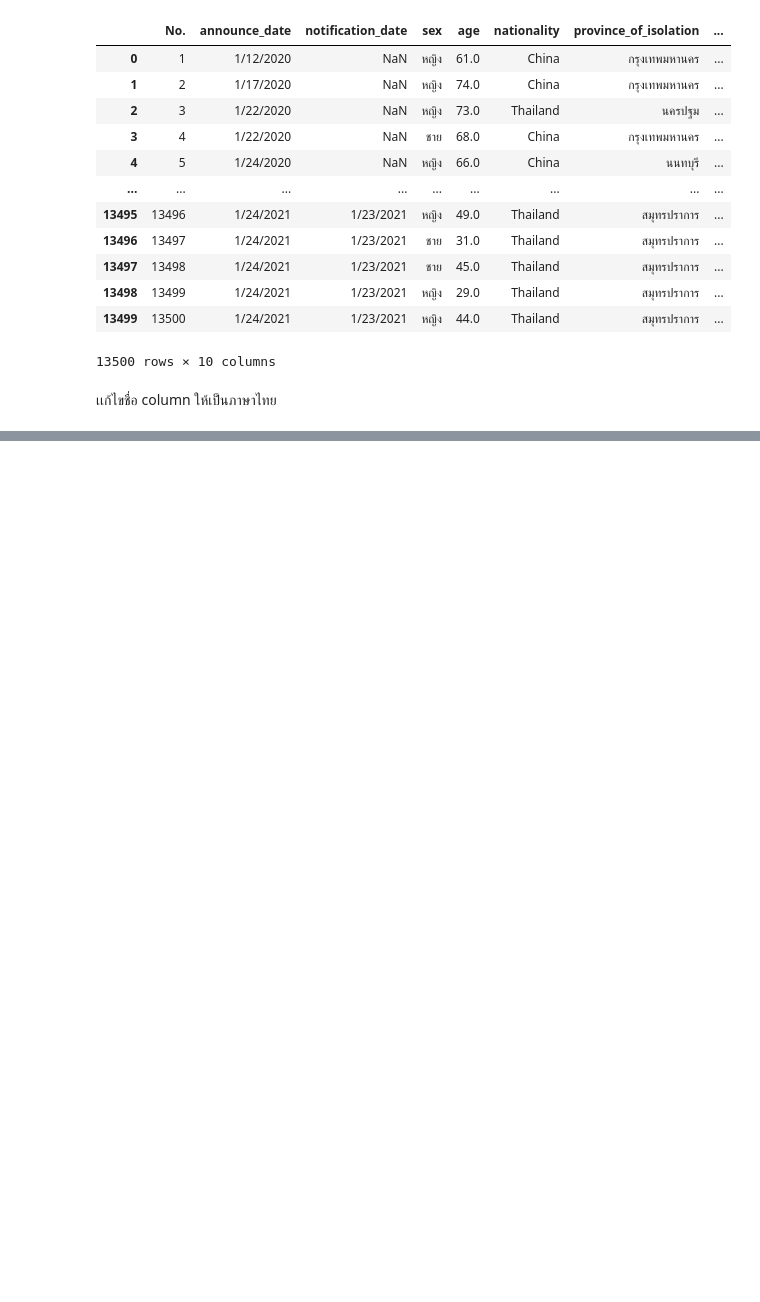
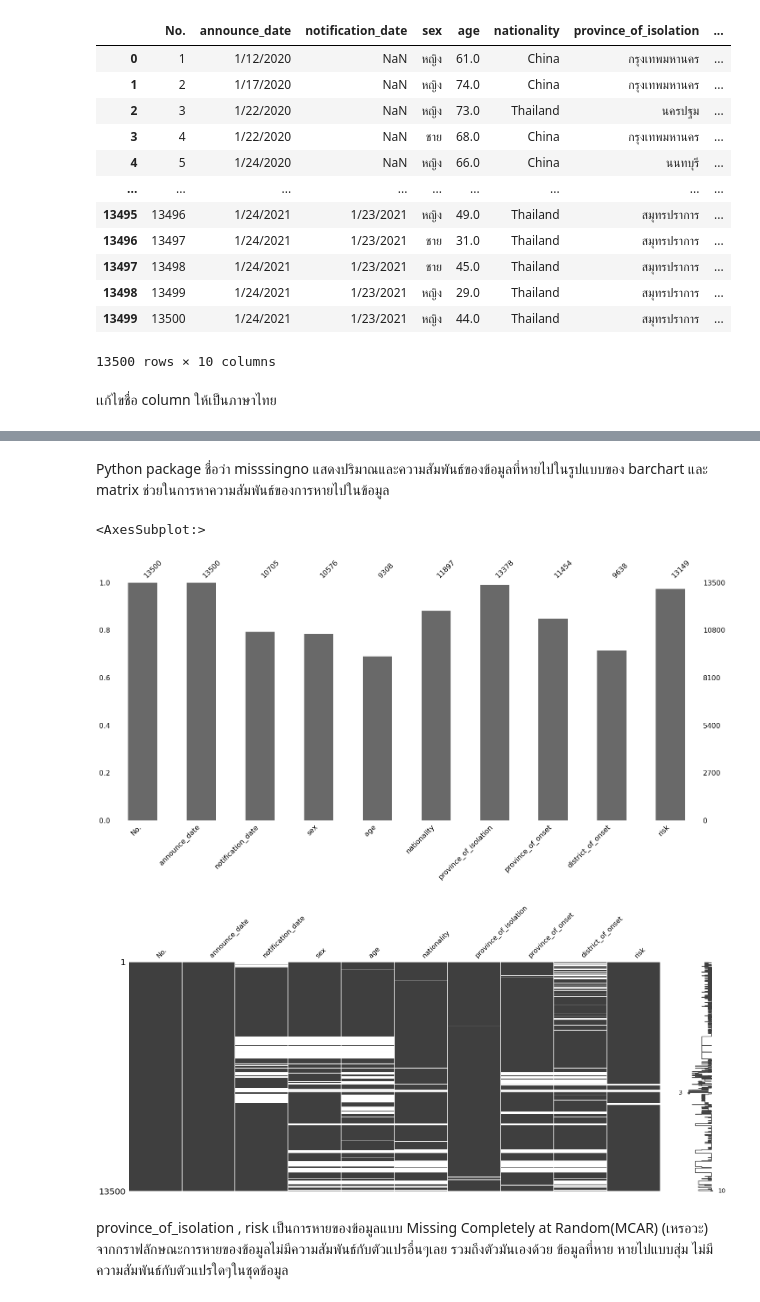
Before and after one commit to cchayanit/data-science, a Jupyter notebook: Data science.ipynb, the cells around one changed output, grey strips where cells are left out. Cells and saved outputs as stored; diff of their text form; code cells hidden in the pictures; blank space fills up the shorter version.

```diff
--- a/Data science.ipynb
+++ b/Data science.ipynb
@@ -29,6 +30,17 @@ df.rename(columns = {'sex':'เพศผู้ป่วย'},inplace = True)
 df.rename(columns = {'age':'อายุของผู้ป่วย'},inplace = True)
 df.rename(columns = {'nationality':'สัญชาติ'},inplace = True)
 df.rename(columns = {'province_of_isolation':'จังหวัดที่รักษาตัว'},inplace = True)
-df.rename(columns = {'province_of_onset':'Notification Date'},inplace = True)
-df.rename(columns = {'district_of_onset':'Notification Date'},inplace = True)
-df.rename(columns = {'risk':'Notification Date'},inplace = True)
+df.rename(columns = {'province_of_onset':'จังหวัดที่เริ่มพบว่าตัวเองมีอาการป่วย'},inplace = True)
+df.rename(columns = {'district_of_onset':'อำเภอที่เริ่มพบว่าตัวเองมีอาการป่วย'},inplace = True)
+df.rename(columns = {'risk':'ความเสี่ยง'},inplace = True)
+# %%
+df.rename(columns = {'รหัสผู้ป่วย':'No.'},inplace = True)
+df.rename(columns = {'วันที่แถลงข่าว':'announce_date'},inplace = True)
+df.rename(columns = {'วันที่กระทรวงได้รับรายงาน':'notification_date'},inplace = True)
+df.rename(columns = {'เพศผู้ป่วย':'sex'},inplace = True)
+df.rename(columns = {'อายุของผู้ป่วย':'age'},inplace = True)
+df.rename(columns = {'สัญชาติ':'nationality'},inplace = True)
+df.rename(columns = {'จังหวัดที่รักษาตัว':'province_of_isolation'},inplace = True)
+df.rename(columns = {'จังหวัดที่เริ่มพบว่าตัวเองมีอาการป่วย':'province_of_onset'},inplace = True)
+df.rename(columns = {'อำเภอที่เริ่มพบว่าตัวเองมีอาการป่วย':'district_of_onset'},inplace = True)
+df.rename(columns = {'ความเสี่ยง':'risk'},inplace = True)
@@ -34,0 +142,12 @@ df.rename(columns = {'risk':'Notification Date'},inplace = True)
+# %% [markdown]
+Python package ชื่อว่า misssingno แสดงปริมาณและความสัมพันธ์ของข้อมูลที่หายไปในรูปแบบของ barchart และ matrix ช่วยในการหาความสัมพันธ์ของการหายไปในข้อมูล
+# %%
+msno.bar(df)
+msno.matrix(df)
+# %% [output]
+<AxesSubplot:>
+[figure, added]
+[figure, added]
+# %% [markdown]
+province_of_isolation , risk
+เป็นการหายของข้อมูลแบบ Missing Completely at Random(MCAR) (เหรอวะ) จากกราฟลักษณะการหายของข้อมูลไม่มีความสัมพันธ์กับตัวแปรอื่นๆเลย รวมถึงตัวมันเองด้วย ข้อมูลที่หาย หายไปแบบสุ่ม ไม่มีความสัมพันธ์กับตัวแปรใดๆในชุดข้อมูล
```
Also changed, not shown: parts of 11 cells of this notebook.
